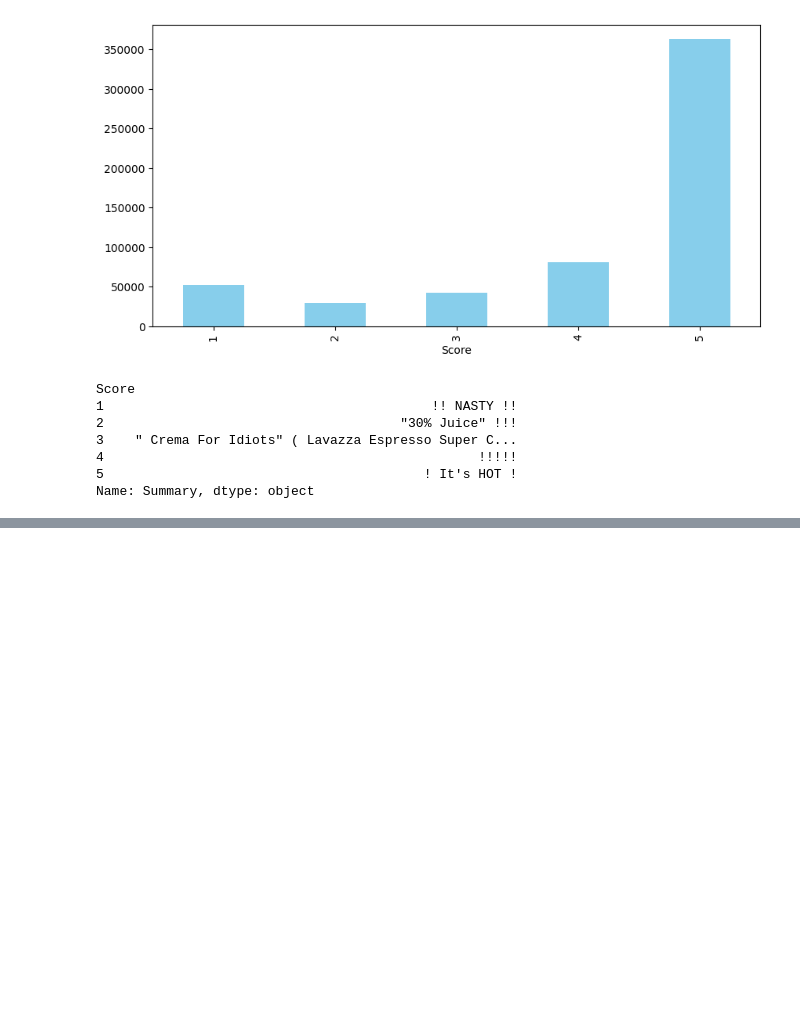
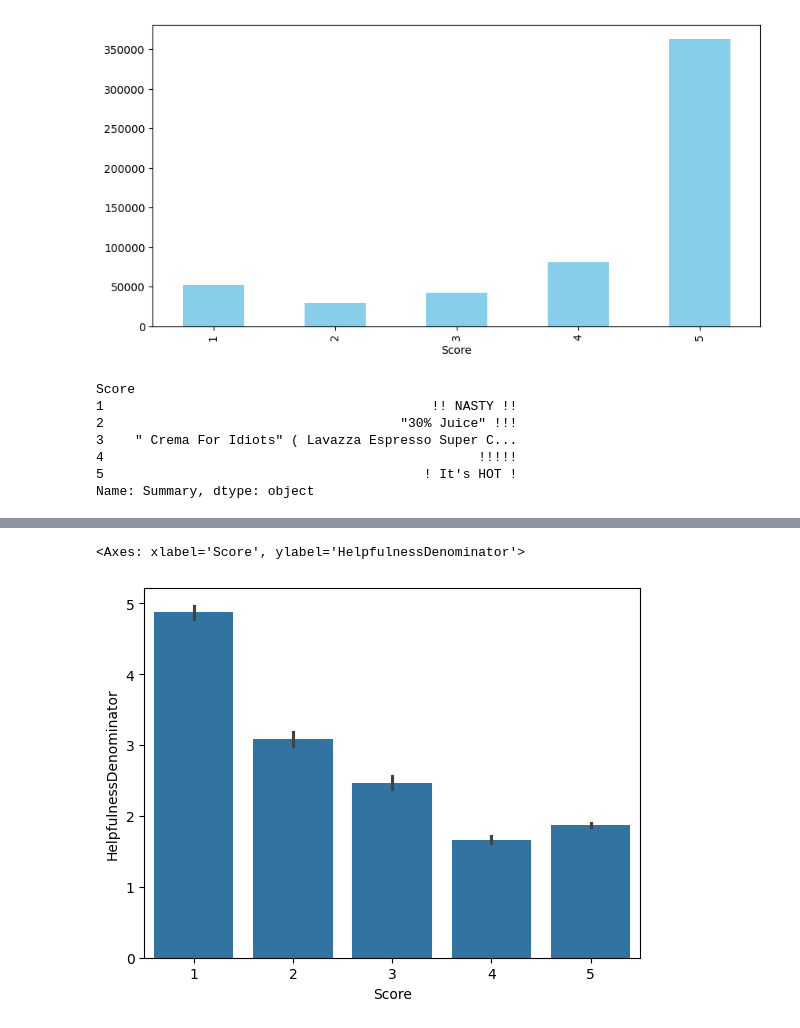
Before and after one commit to kevin-291/automated-review-rating-system, a Jupyter notebook: notebooks/main.ipynb, the cells around one changed output, grey strips where cells are left out. Drawn from its saved outputs; the diff is of its cells as text; code cells hidden in the pictures; blank space fills up the shorter version.

```diff
--- a/notebooks/main.ipynb
+++ b/notebooks/main.ipynb
@@ -192,0 +216,5 @@ Name: Summary, dtype: object
+# %%
+sns.barplot(x='Score', y='HelpfulnessDenominator', data=df, estimator='mean')
+# %% [output]
+<Axes: xlabel='Score', ylabel='HelpfulnessDenominator'>
+[figure, added]
```
Also changed, not shown: parts of 8 cells of this notebook, 2 other files.
